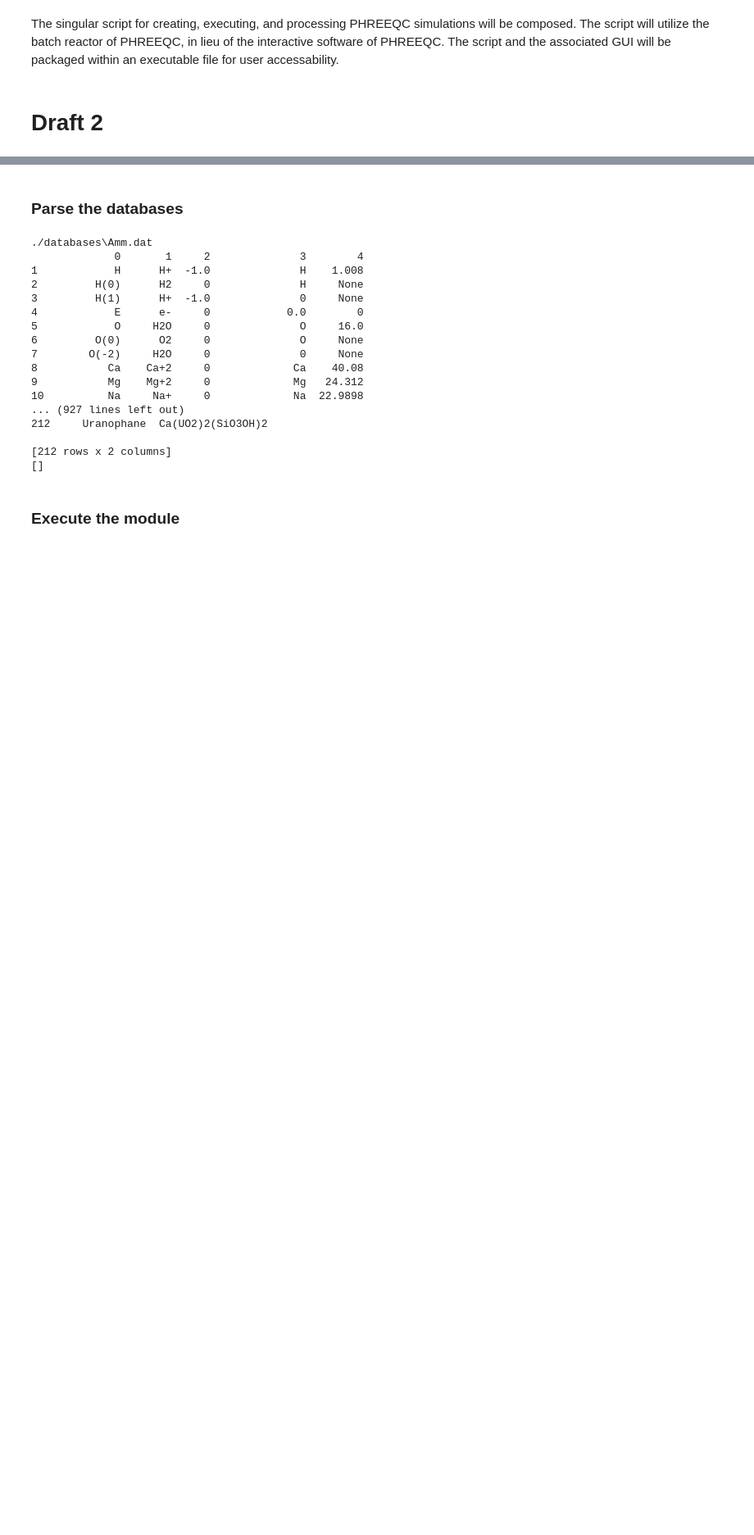
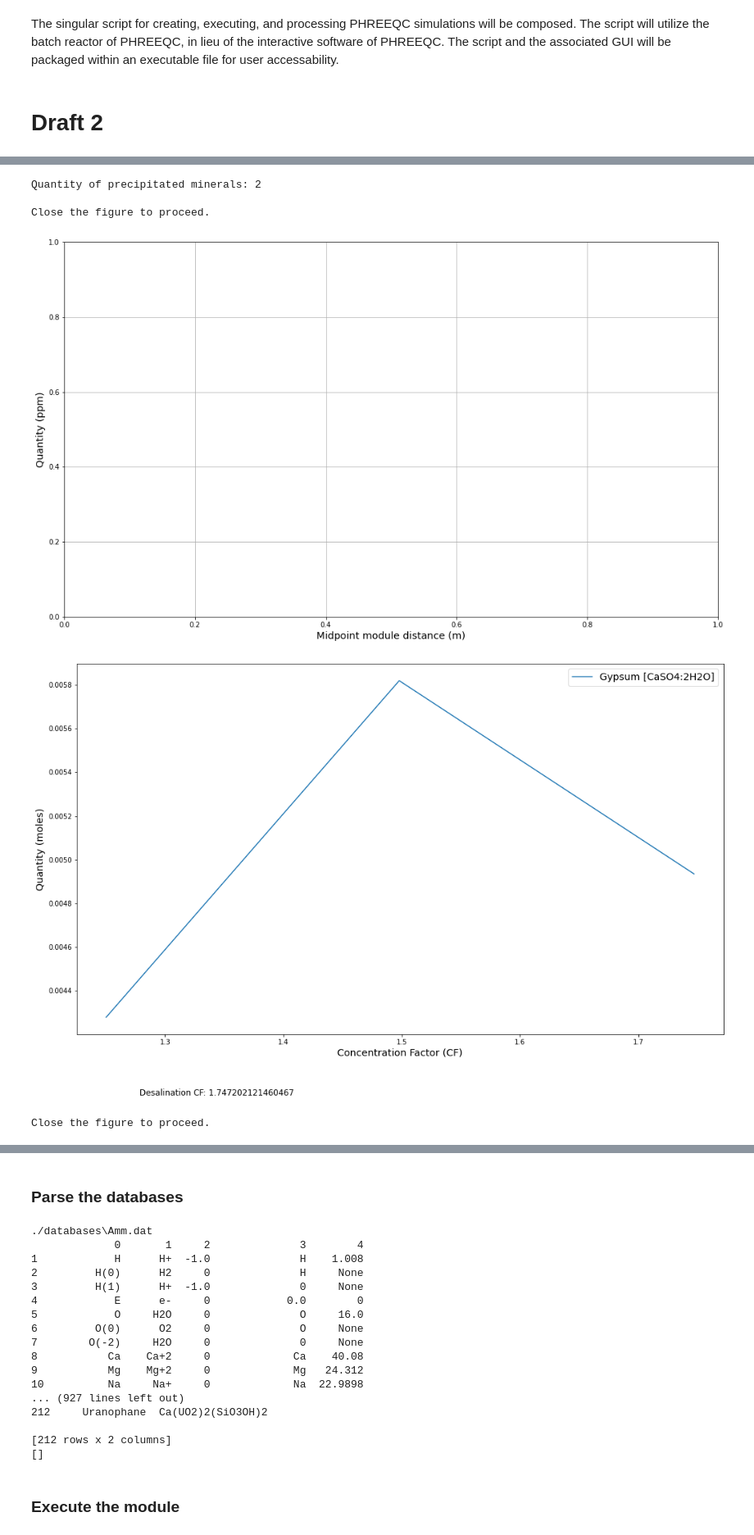
Before and after one commit to freiburgermsu/PHREEQC, a Jupyter notebook: 2021-08-22_ROSS_1.ipynb, the cells around one changed output, grey strips where cells are left out. Shown at 82% size. Drawn from its saved outputs; the diff is of its cells as text; code cells hidden in the pictures; blank space fills up the shorter version.

```diff
--- a/2021-08-22_ROSS_1.ipynb
+++ b/2021-08-22_ROSS_1.ipynb
@@ -968,0 +988,35 @@ class ROSSPkg():
+# %%
+ross = ROSSPkg()
+
+# initial parameters
+operating_system = 'windows'
+phreeqc_path = 'C:\\Program Files\\USGS\\phreeqc-3.6.2-15100-x64'
+database_selection = 'pitzer'
+simulation_type = 'transport'
+simulation_title = 'test'
+water_selection = 'red_sea'
+selected_output_file = '2021-05-21_Red Sea, evaporation, pitzer, Scaling_0.txt'
+
+# create the input file
+# ross.define_general(operating_system, phreeqc_path, database_selection, simulation_type, simulation_title)
+# ross.transport()
+# ross.reaction()
+# ross.solutions(water_selection = water_selection)
+# ross.equilibrium_phases()
+# ross.selected_output()
+# ross.export()
+
+# ross.input_file(operating_system, phreeqc_path, database_selection, simulation_type, simulation_title, water_selection)
+
+# execute the input file
+# ross.execute()
+
+# process the simulation results
+ross.process_selected_output(selected_output_file)
+# %% [output]
+Quantity of precipitated minerals: 2
+
+Close the figure to proceed.
+[figure, added]
+[figure, added]
+Close the figure to proceed.
```
Also changed, not shown: parts of 3 cells of this notebook, 18 other files.
